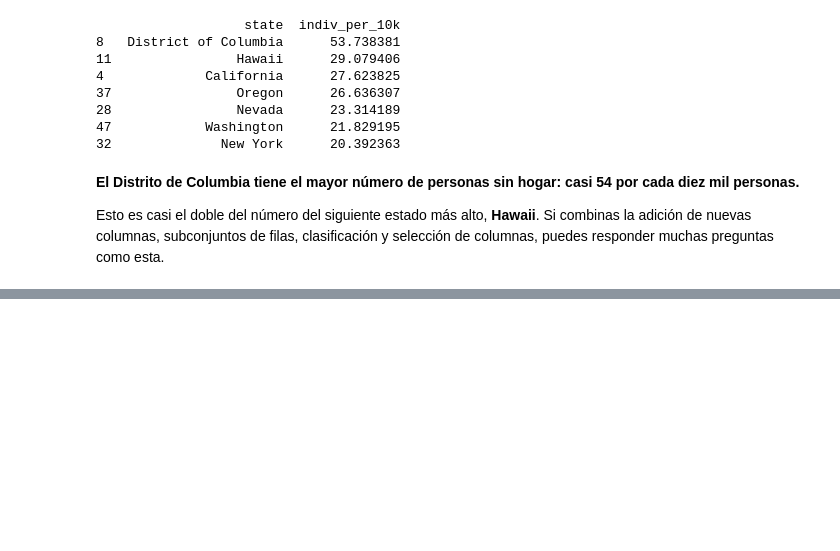
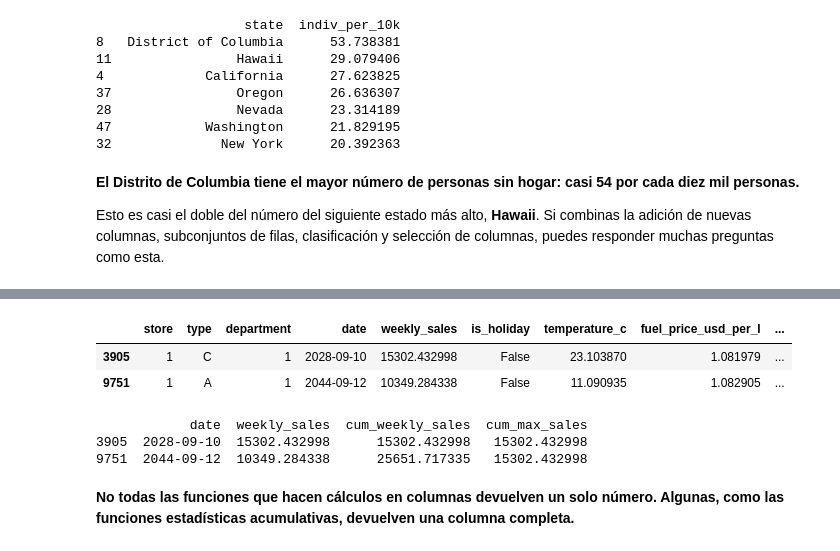
Before and after one commit to JorgeHdzRiv/Python_Tutorial, a Jupyter notebook: DataScience/Manipulacion_Pandas.ipynb, the cells around one changed output, grey strips where cells are left out. Drawn from its saved outputs; the diff is of its cells as text; code cells hidden in the pictures; blank space fills up the shorter version.

```diff
--- a/DataScience/Manipulacion_Pandas.ipynb
+++ b/DataScience/Manipulacion_Pandas.ipynb
@@ -395,0 +513,25 @@ Esto es casi el doble del número del siguiente estado más alto, **Hawaii**. Si
+# %%
+sales_1_1 = sales[(sales["store"]) == 1 & (sales["department"] == 1)]
+sales_1_1.head()
+# %% [output]
+|  | store | type | department | date | weekly_sales | is_holiday | temperature_c | fuel_price_usd_per_l | ... |
+| 3905 | 1 | C | 1 | 2028-09-10 | 15302.432998 | False | 23.103870 | 1.081979 | ... |
+| 9751 | 1 | A | 1 | 2044-09-12 | 10349.284338 | False | 11.090935 | 1.082905 | ... |
+# %%
+# Ordena sales_1_1 por date
+sales_1_1 = sales_1_1.sort_values(by="date")
+
+# Obtén la suma acumulada de weekly_sales, y añádela como cum_weekly_sales
+sales_1_1['cum_weekly_sales'] = sales_1_1['weekly_sales'].cumsum()
+
+# Obtén el máximo acumulativo de weekly_sales y añádelo como cum_max_sales
+sales_1_1["cum_max_sales"] = sales_1_1['weekly_sales'].cummax()
+
+# Consulta las columnas que calculaste
+print(sales_1_1[["date", "weekly_sales", "cum_weekly_sales", "cum_max_sales"]])
+# %% [output]
+            date  weekly_sales  cum_weekly_sales  cum_max_sales
+3905  2028-09-10  15302.432998      15302.432998   15302.432998
+9751  2044-09-12  10349.284338      25651.717335   15302.432998
+# %% [markdown]
+**No todas las funciones que hacen cálculos en columnas devuelven un solo número. Algunas, como las funciones estadísticas acumulativas, devuelven una columna completa.**
```
Also changed, not shown: parts of 13 cells of this notebook, 1 other file.
